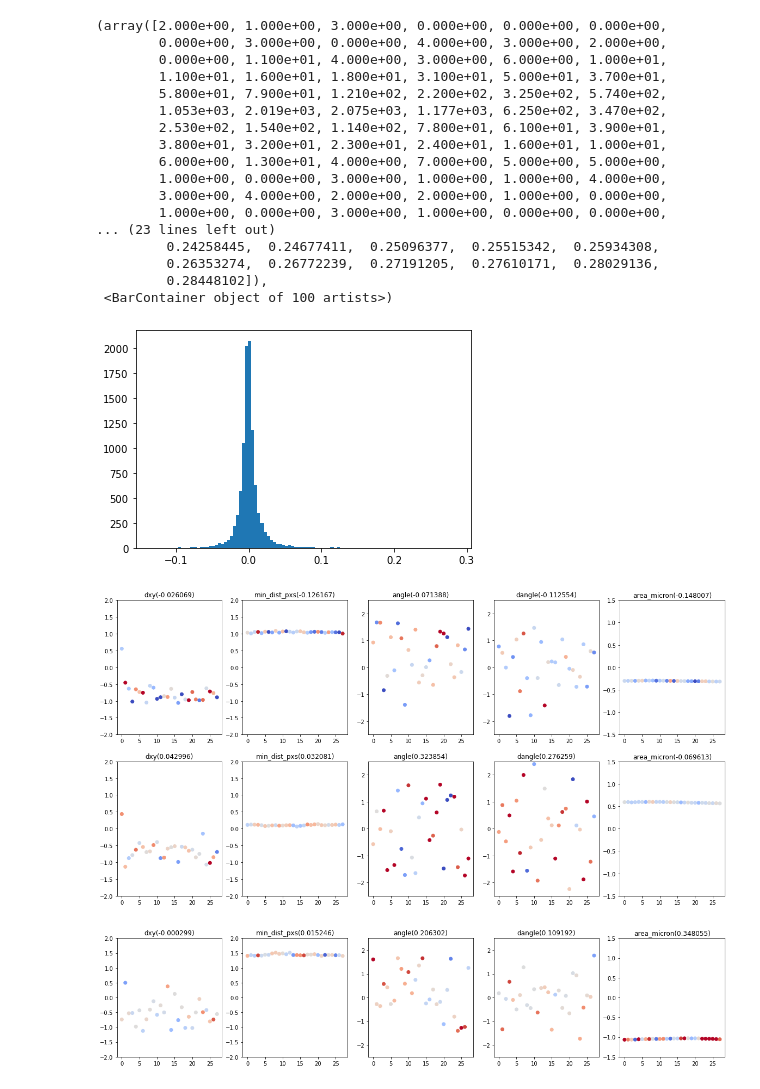
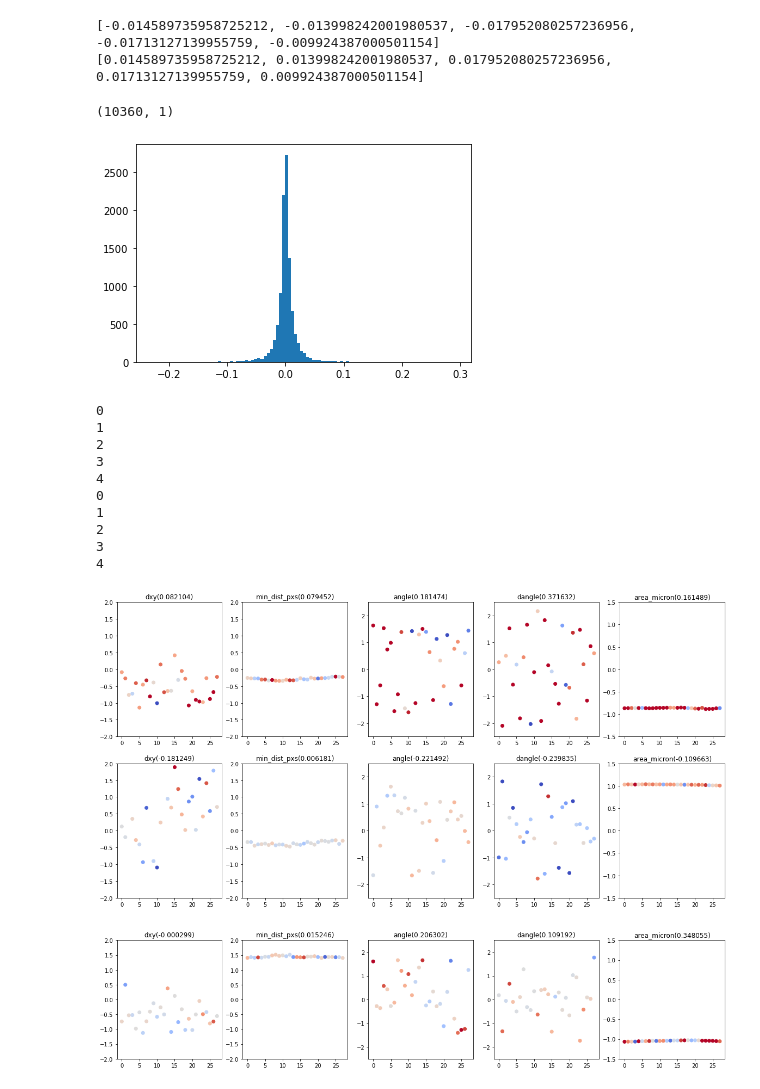
Before and after one commit to redchuk/n_track_ML, a Jupyter notebook: scripts/tsc/shap_inceptiontime.ipynb, the cells around one changed output. Cells and saved outputs as stored; diff of their text form; code cells hidden in the pictures.

Commit message:
shap colormap scale by sample

```diff
--- a/scripts/tsc/shap_inceptiontime.ipynb
+++ b/scripts/tsc/shap_inceptiontime.ipynb
@@ -110,0 +92,4 @@ array([-0.00603315,  0.02637476, -0.00671997, -0.02263714,  0.01116165,
+# %%
+shap_sample_sums = np.sum(shap_values[0], axis=(1,2))
+print(shap_sample_sums.shape)
+print(shap_sample_sums)
@@ -150,0 +138,12 @@ print(sum(sum(shap_values[0][sample1]))) # sample 4: pred == truth == 0
+# %%
+# 0 seems to represent positive values, 1 negative values
+# pick most positive and most negative samples
+sample0 = np.argmax(shap_sample_sums * mask0)
+sample1 = np.argmin(shap_sample_sums * mask1)
+
+print(sample0)
+print(sample1)
+print(shap_sample_sums[sample0])
+print(shap_sample_sums[sample1])
+print(sum(sum(shap_values[0][sample0])))
+print(sum(sum(shap_values[0][sample1])))
@@ -163,0 +196,4 @@ print(shap_values[0].shape)
+# %%
+shap_values_feature_first = np.transpose(shap_values[0], axes=(1,0,2))
+print(shap_values[0].shape)
+print(shap_values_feature_first.shape)
@@ -164,48 +240,64 @@ print(shap_values[0].shape)
+# %%
+vmin = []
+vmax = []
+for sa in shap_arrays:
+    vmin.append(np.percentile(sa, 10))
+    vmax.append(- np.percentile(sa, 10))
+print(vmin)
+print(vmax)
+# %% [output]
+[-0.014589735958725212, -0.013998242001980537, -0.017952080257236956, -0.01713127139955759, -0.009924387000501154]
+[0.014589735958725212, 0.013998242001980537, 0.017952080257236956, 0.01713127139955759, 0.009924387000501154]
 # %%
 plt.hist(shap_array, bins=100)
+print(shap_array.shape)
 # %% [output]
-(array([2.000e+00, 1.000e+00, 3.000e+00, 0.000e+00, 0.000e+00, 0.000e+00,
-        0.000e+00, 3.000e+00, 0.000e+00, 4.000e+00, 3.000e+00, 2.000e+00,
-        0.000e+00, 1.100e+01, 4.000e+00, 3.000e+00, 6.000e+00, 1.000e+01,
-        1.100e+01, 1.600e+01, 1.800e+01, 3.100e+01, 5.000e+01, 3.700e+01,
-        5.800e+01, 7.900e+01, 1.210e+02, 2.200e+02, 3.250e+02, 5.740e+02,
-        1.053e+03, 2.019e+03, 2.075e+03, 1.177e+03, 6.250e+02, 3.470e+02,
-        2.530e+02, 1.540e+02, 1.140e+02, 7.800e+01, 6.100e+01, 3.900e+01,
-        3.800e+01, 3.200e+01, 2.300e+01, 2.400e+01, 1.600e+01, 1.000e+01,
-        6.000e+00, 1.300e+01, 4.000e+00, 7.000e+00, 5.000e+00, 5.000e+00,
-        1.000e+00, 0.000e+00, 3.000e+00, 1.000e+00, 1.000e+00, 4.000e+00,
-        3.000e+00, 4.000e+00, 2.000e+00, 2.000e+00, 1.000e+00, 0.000e+00,
-        1.000e+00, 0.000e+00, 3.000e+00, 1.000e+00, 0.000e+00, 0.000e+00,
-... (23 lines left out)
-         0.24258445,  0.24677411,  0.25096377,  0.25515342,  0.25934308,
-         0.26353274,  0.26772239,  0.27191205,  0.27610171,  0.28029136,
-         0.28448102]),
- <BarContainer object of 100 artists>)
+(10360, 1)
-[figure, old version]
+[figure, new version]
 # %%
 from matplotlib import pyplot as plt
 fig, axs = plt.subplots(2,5)
 fig.set_size_inches(20,10)
 
 model_output = 0
 time_axis = list(range(shap_values[0].shape[2]))
 ymin = [-2, -2, -2.5, -2.5, -1.5]
 ymax = [2, 2, 2.5, 2.5, 1.5]
 
 # adjust colormap min/max
-shap_min = -0.02
-shap_max = 0.02
+#shap_min = -0.02
+#shap_max = 0.02
 
 samples = [sample0, sample1]
 for s in range(len(samples)):
     for i in range(5):
+        print(i)
         shap_values_for_feature = shap_values[model_output][samples[s]][i]
-        axs[s][i].scatter(time_axis, X_test[samples[s]][i], c=shap_values_for_feature, cmap='coolwarm', vmin=shap_min, vmax=shap_max)
+
+        # SHAP value limits by feature
+        #vmin = vmin[i]
+        #vmax = vmax[i]
+
+        # SHAP value limits by sample
+        vmin = np.percentile(shap_values[model_output][s][i], 10)
+        vmax = np.percentile(shap_values[model_output][s][i], 90)
+
+        axs[s][i].scatter(time_axis, X_test[samples[s]][i], c=shap_values_for_feature, cmap='coolwarm', vmin=vmin, vmax=vmax)
         shap_feature_sum = sum(shap_values_for_feature)
         axs[s][i].set_title(feature_names[i] + "(%f)" % shap_feature_sum)
         axs[s][i].set_ylim([ymin[i], ymax[i]])
 # %% [output]
+0
+1
+2
+3
+4
+0
+1
+2
+3
+4
-[figure, old version]
+[figure, new version]
 # %%
 from matplotlib import pyplot as plt
 fig, axs = plt.subplots(1,5)
```
Also changed, not shown: parts of 19 cells of this notebook.
